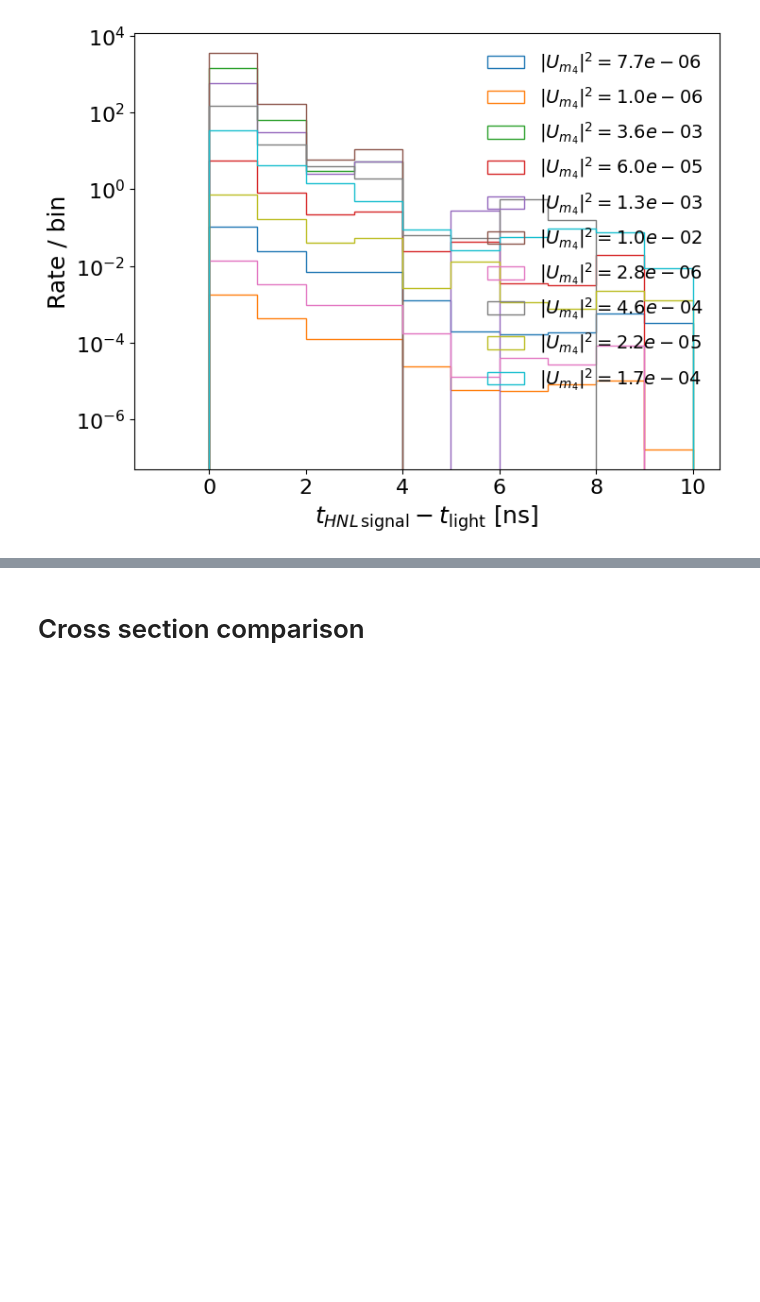
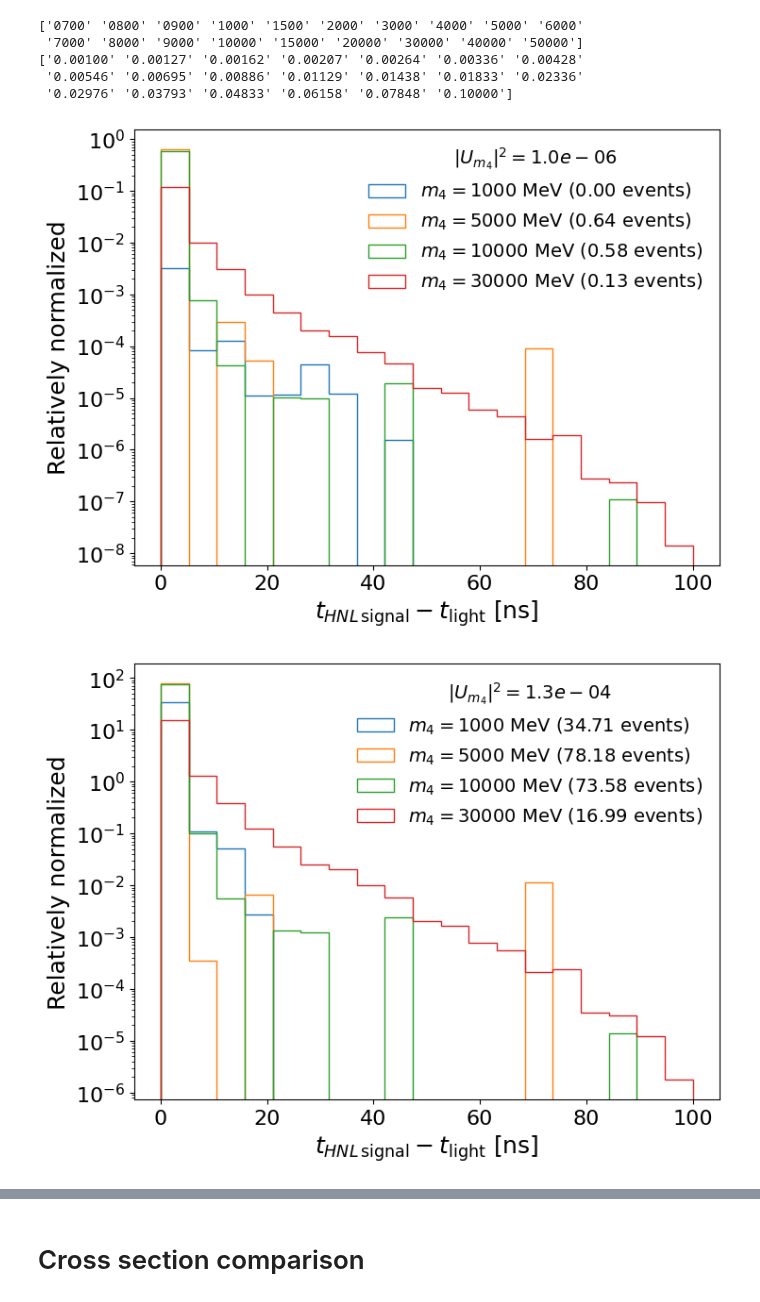
Before and after one commit to nickkamp1/Lake_Geneva_Neutrinos, a Jupyter notebook: SIREN_HNLAnalysis.ipynb, the cells around one changed output, grey strips where cells are left out. Saved outputs shown, nothing was run; the diff lists cells and outputs as text; code cells hidden in the pictures; blank space fills up the shorter version.

```diff
--- a/SIREN_HNLAnalysis.ipynb
+++ b/SIREN_HNLAnalysis.ipynb
@@ -107 +119,3 @@ def compute_time_delay(siren_data,
     return nu_dict
+# %%
+example_data = ak.from_parquet(groups[('0900', '0.00428')][0])
@@ -153,20 +201,39 @@ Processing m4: 10000, Um4: 0.00774 with 4 files
-# %%
-timing_cut = 1 # ns
-delayed_muon_rate = {}
-for k,nu_dict in timing_dict.items():
-    delayed_muon_rate[k] = np.sum(np.array(nu_dict["weights"])[np.array(nu_dict["timing_difference"])>timing_cut])
+# %%
+m4_strings = np.unique([k[0] for k in dimuon_rate.keys()])
+sort_idx = np.argsort(np.array(m4_strings,dtype=float))
+m4_strings = m4_strings[sort_idx]
+Um4_strings = np.unique([k[1] for k in dimuon_rate.keys()])
+print(m4_strings)
+print(Um4_strings)
+# %% [output]
+['0700' '0800' '0900' '1000' '1500' '2000' '3000' '4000' '5000' '6000'
+ '7000' '8000' '9000' '10000' '15000' '20000' '30000' '40000' '50000']
+['0.00100' '0.00127' '0.00162' '0.00207' '0.00264' '0.00336' '0.00428'
+ '0.00546' '0.00695' '0.00886' '0.01129' '0.01438' '0.01833' '0.02336'
+ '0.02976' '0.03793' '0.04833' '0.06158' '0.07848' '0.10000']
 # %%
-for k,nu_dict in timing_dict.items():
-    if k[0]!="1000": continue
-    plt.hist(np.array(nu_dict["timing_difference"]),
-            weights=nu_dict["weights"],
-            bins=np.linspace(-1,10,12),
-            histtype="step",
-            label=r"$|U_{m_4}|^2=%1.1e$"%(float(k[1])**2))
-plt.xlabel(r"$t_{HNL \,{\rm signal}} - t_{\rm light}$ [ns]")
-plt.ylabel("Rate / bin")
-plt.legend(loc="upper right",fontsize=14)
-plt.semilogy()
-plt.show()
+import matplotlib.cm as cm
+import matplotlib.colors as mcolors
+
+for Um4 in ["0.00100","0.01129","0.10000"]:
+     # Create colormap
+    cmap = cm.get_cmap('plasma')  # You can use 'plasma', 'inferno', 'coolwarm', etc.
+    norm = mcolors.Normalize(vmin=float(m4_strings[0]), vmax=float(m4_strings[-1]))
+    for m4 in ["1000","5000","10000","30000"]:
+        k = (m4,Um4)
+        color = cmap(norm(float(m4)))
+        plt.hist(np.array(full_HNL_sim[k]["max_deltaT"]),
+                     weights=full_HNL_sim[k]["weights"],
+                     bins=np.linspace(0,100,20),
+                     histtype="step",
+                     label=r"$m_4=%s$ MeV (%1.2f events)"%(m4,sum(full_HNL_sim[k]["weights"])),
+                     #color=color
+                     )
+    plt.xlabel(r"$t_{HNL \,{\rm signal}} - t_{\rm light}$ [ns]")
+    plt.ylabel("Relatively normalized")
+    plt.legend(loc="upper right",fontsize=14,title=r"$|U_{m_4}|^2=%1.1e$"%(float(Um4)**2))
+    plt.semilogy()
+    plt.show()
 # %% [output]
-[figure, old version]
+[figure, new version]
+[figure, added]
```
Also changed, not shown: parts of 15 cells of this notebook, 2 other files.
